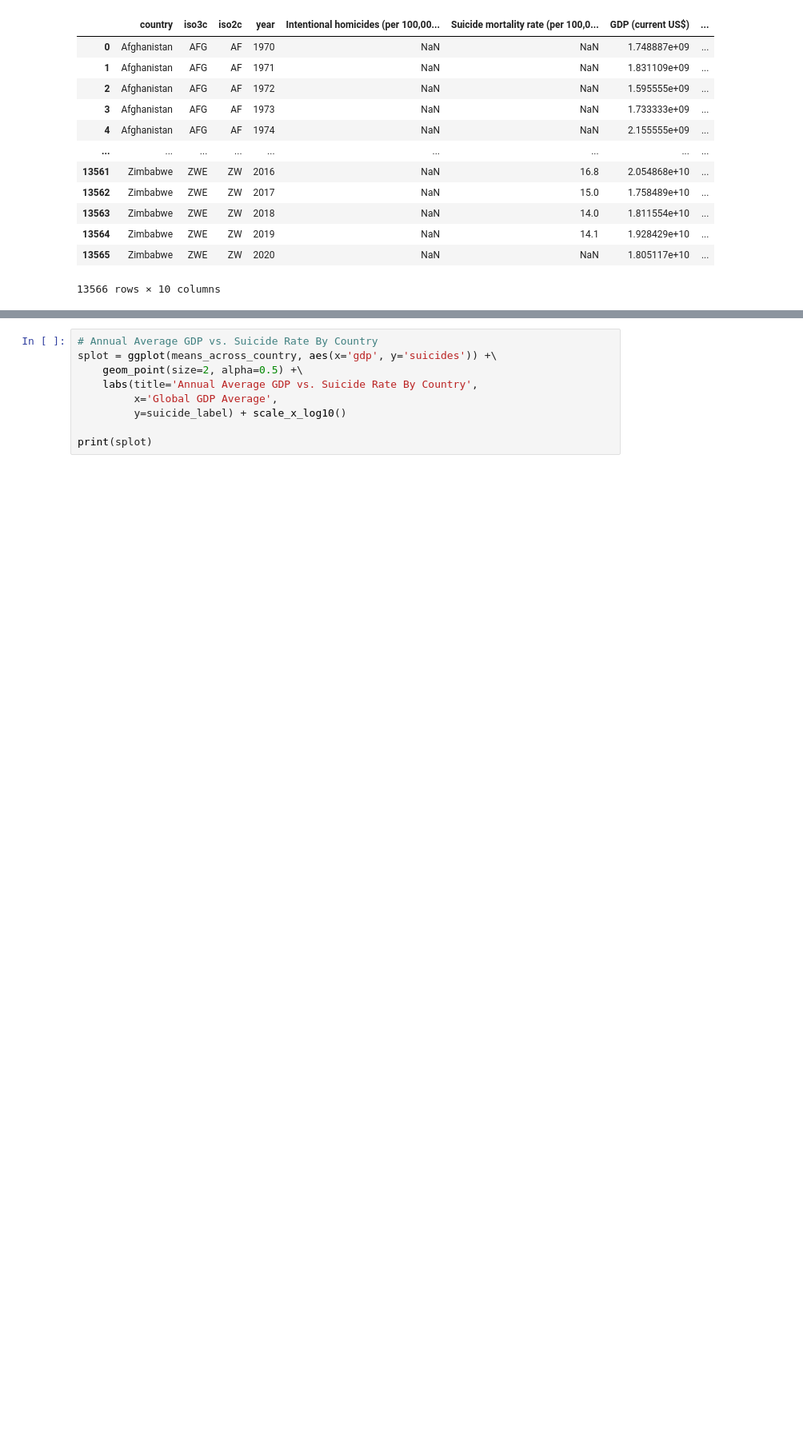
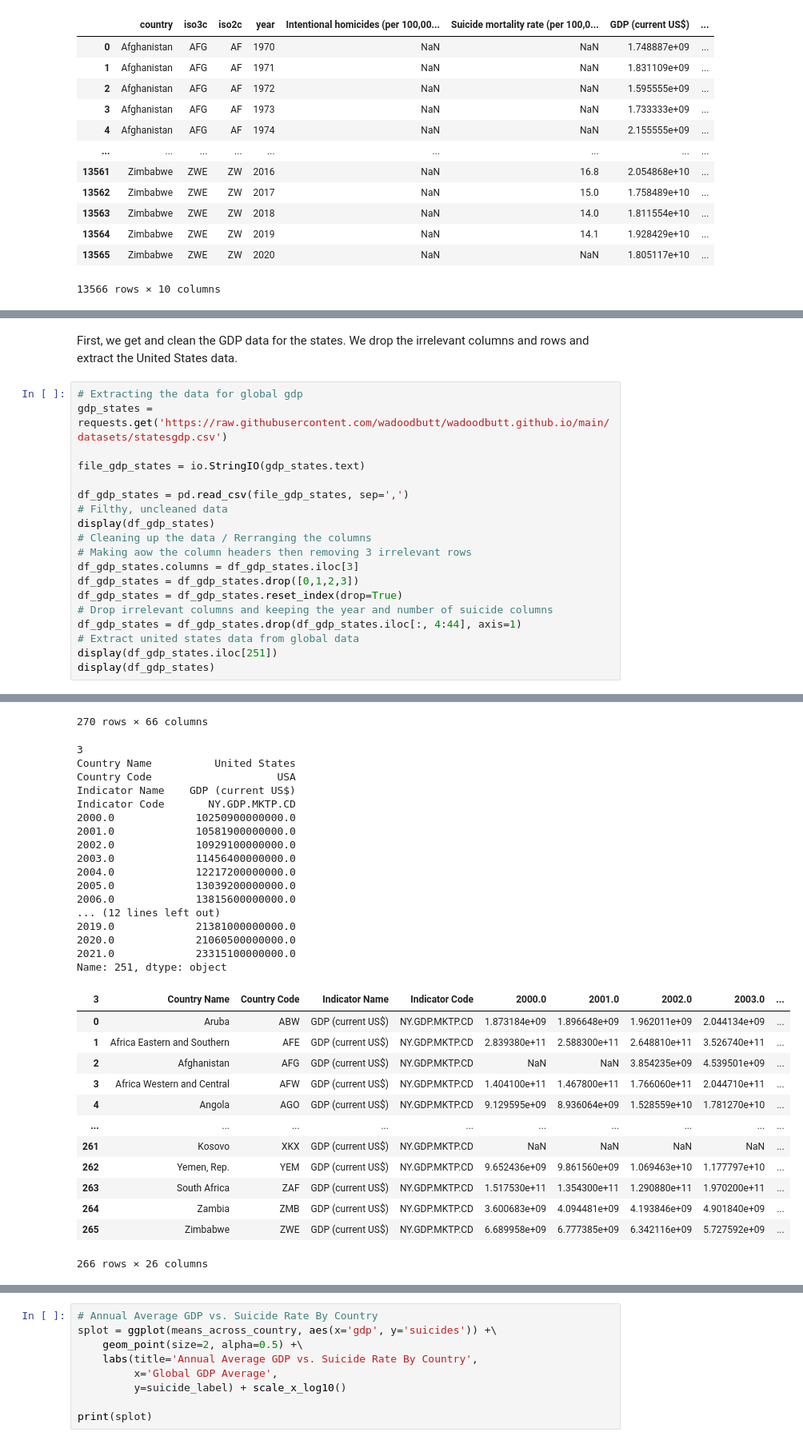
Before and after one commit to wadoodbutt/wadoodbutt.github.io, a Jupyter notebook: final_tutorial.ipynb, the cells around one changed output, grey strips where cells are left out. Shown: that part at 80% size. Cells and saved outputs as stored; diff of their text form; blank space fills up the shorter version.

```diff
--- a/final_tutorial.ipynb
+++ b/final_tutorial.ipynb
@@ -122,0 +273,22 @@ display(means_across_time)
+# %% [markdown]
+First, we get and clean the GDP data for the states. We drop the irrelevant columns and rows and extract the United States data.
+# %%
+# Extracting the data for global gdp
+gdp_states = requests.get('https://raw.githubusercontent.com/wadoodbutt/wadoodbutt.github.io/main/datasets/statesgdp.csv')
+
+file_gdp_states = io.StringIO(gdp_states.text)
+
+df_gdp_states = pd.read_csv(file_gdp_states, sep=',')
+# Filthy, uncleaned data
+display(df_gdp_states)
+# Cleaning up the data / Rerranging the columns
+# Making aow the column headers then removing 3 irrelevant rows
+df_gdp_states.columns = df_gdp_states.iloc[3]
+df_gdp_states = df_gdp_states.drop([0,1,2,3])
+df_gdp_states = df_gdp_states.reset_index(drop=True)
+# Drop irrelevant columns and keeping the year and number of suicide columns
+df_gdp_states = df_gdp_states.drop(df_gdp_states.iloc[:, 4:44], axis=1)
+# Extract united states data from global data
+display(df_gdp_states.iloc[251])
+display(df_gdp_states)
+# %% [output]
@@ -122,0 +307,31 @@ display(means_across_time)
+270 rows × 66 columns
+3
+Country Name          United States
+Country Code                    USA
+Indicator Name    GDP (current US$)
+Indicator Code       NY.GDP.MKTP.CD
+2000.0             10250900000000.0
+2001.0             10581900000000.0
+2002.0             10929100000000.0
+2003.0             11456400000000.0
+2004.0             12217200000000.0
+2005.0             13039200000000.0
+2006.0             13815600000000.0
+... (12 lines left out)
+2019.0             21381000000000.0
+2020.0             21060500000000.0
+2021.0             23315100000000.0
+Name: 251, dtype: object
+| 3 | Country Name | Country Code | Indicator Name | Indicator Code | 2000.0 | 2001.0 | 2002.0 | 2003.0 | ... |
+| 0 | Aruba | ABW | GDP (current US$) | NY.GDP.MKTP.CD | 1.873184e+09 | 1.896648e+09 | 1.962011e+09 | 2.044134e+09 | ... |
+| 1 | Africa Eastern and Southern | AFE | GDP (current US$) | NY.GDP.MKTP.CD | 2.839380e+11 | 2.588300e+11 | 2.648810e+11 | 3.526740e+11 | ... |
+| 2 | Afghanistan | AFG | GDP (current US$) | NY.GDP.MKTP.CD | NaN | NaN | 3.854235e+09 | 4.539501e+09 | ... |
+| 3 | Africa Western and Central | AFW | GDP (current US$) | NY.GDP.MKTP.CD | 1.404100e+11 | 1.467800e+11 | 1.766060e+11 | 2.044710e+11 | ... |
+| 4 | Angola | AGO | GDP (current US$) | NY.GDP.MKTP.CD | 9.129595e+09 | 8.936064e+09 | 1.528559e+10 | 1.781270e+10 | ... |
+| ... | ... | ... | ... | ... | ... | ... | ... | ... | ... |
+| 261 | Kosovo | XKX | GDP (current US$) | NY.GDP.MKTP.CD | NaN | NaN | NaN | NaN | ... |
+| 262 | Yemen, Rep. | YEM | GDP (current US$) | NY.GDP.MKTP.CD | 9.652436e+09 | 9.861560e+09 | 1.069463e+10 | 1.177797e+10 | ... |
+| 263 | South Africa | ZAF | GDP (current US$) | NY.GDP.MKTP.CD | 1.517530e+11 | 1.354300e+11 | 1.290880e+11 | 1.970200e+11 | ... |
+| 264 | Zambia | ZMB | GDP (current US$) | NY.GDP.MKTP.CD | 3.600683e+09 | 4.094481e+09 | 4.193846e+09 | 4.901840e+09 | ... |
+| 265 | Zimbabwe | ZWE | GDP (current US$) | NY.GDP.MKTP.CD | 6.689958e+09 | 6.777385e+09 | 6.342116e+09 | 5.727592e+09 | ... |
+266 rows × 26 columns
```
Also changed, not shown: parts of 102 cells of this notebook, 1 other file.
